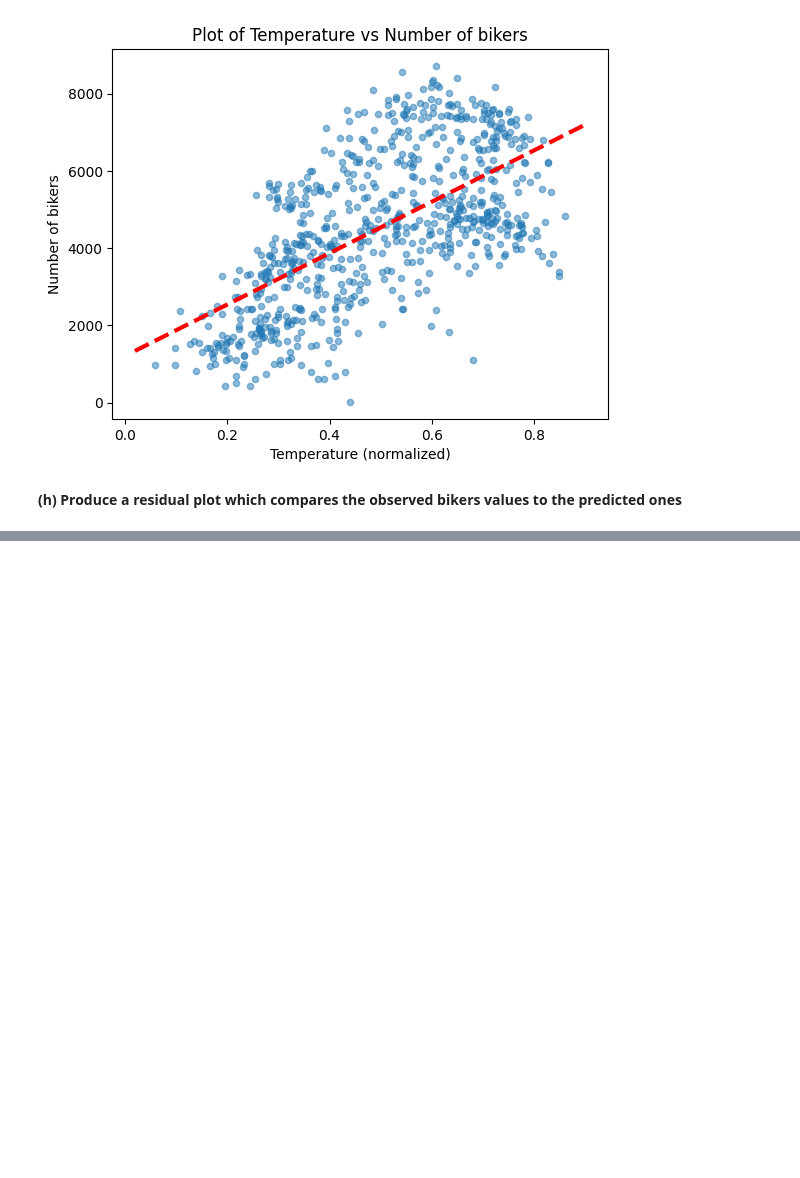
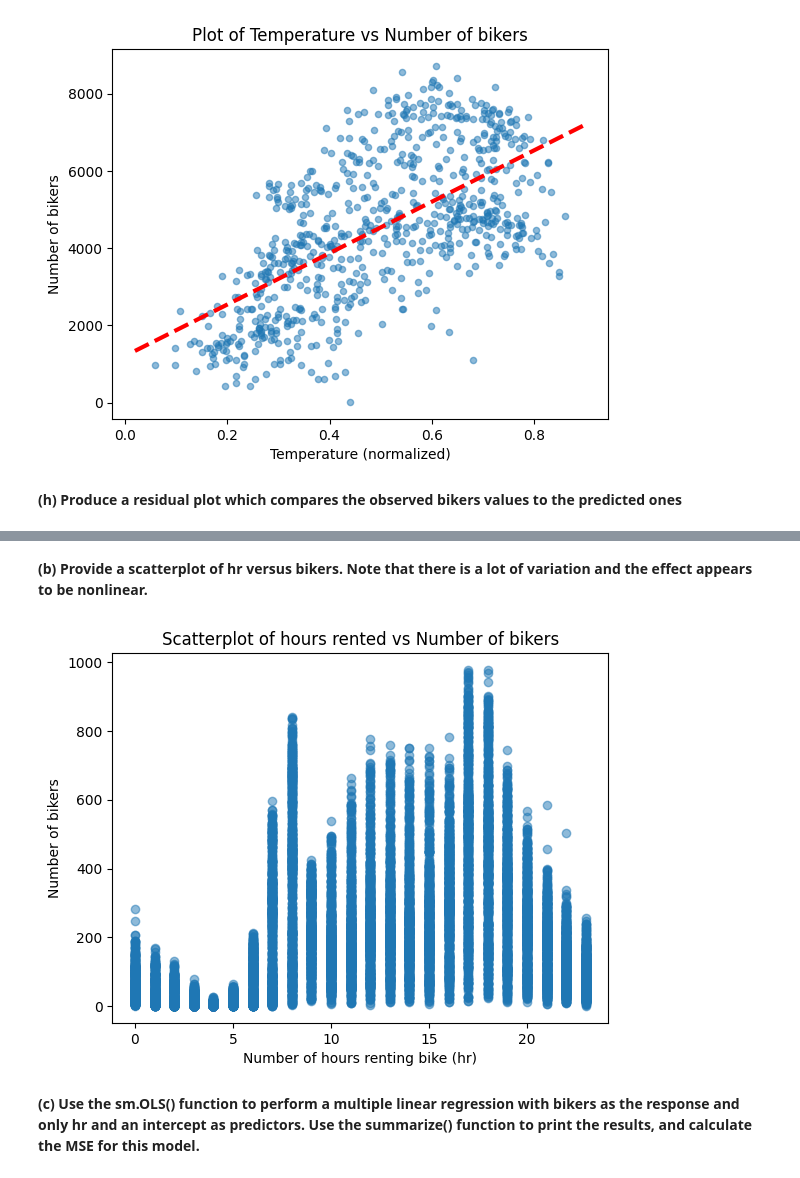
Before and after one commit to rachellecloutier/code_2600, a Jupyter notebook: homework2.ipynb, the cells around one changed output, grey strips where cells are left out. Drawn from its saved outputs; the diff is of its cells as text; code cells hidden in the pictures; blank space fills up the shorter version.

```diff
--- a/homework2.ipynb
+++ b/homework2.ipynb
@@ -149,0 +199,16 @@ abline(ax,
+# %% [markdown]
+**(b) Provide a scatterplot of hr versus bikers. Note that there is a lot of variation and the effect appears to be nonlinear.**
+# %%
+# create plot
+plt.scatter(Bike_hour['hr'], Bike_hour['cnt'], alpha=0.5)
+
+# add labels
+plt.xlabel("Number of hours renting bike (hr)")
+plt.ylabel("Number of bikers")
+plt.title("Scatterplot of hours rented vs Number of bikers")
+
+plt.show()
+# %% [output]
+[figure, added]
+# %% [markdown]
+**(c) Use the sm.OLS() function to perform a multiple linear regression with bikers as the response and only hr and an intercept as predictors. Use the summarize() function to print the results, and calculate the MSE for this model.**
```
Also changed, not shown: parts of 16 cells of this notebook.
